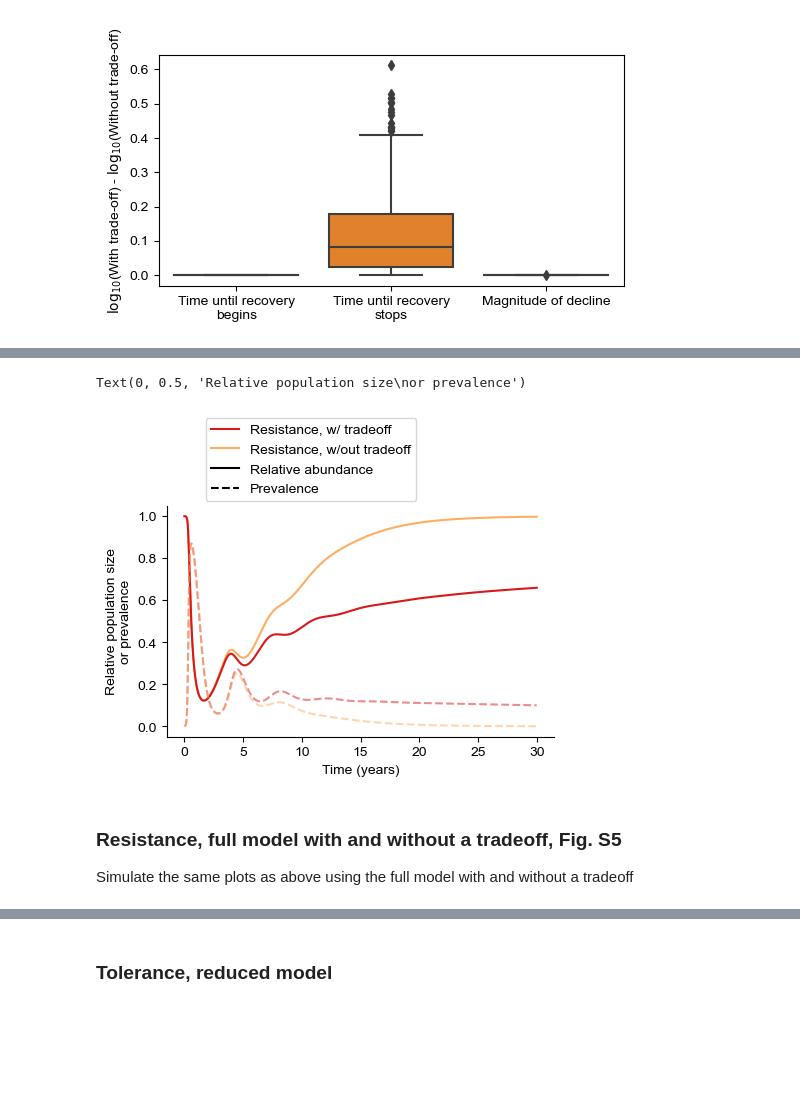
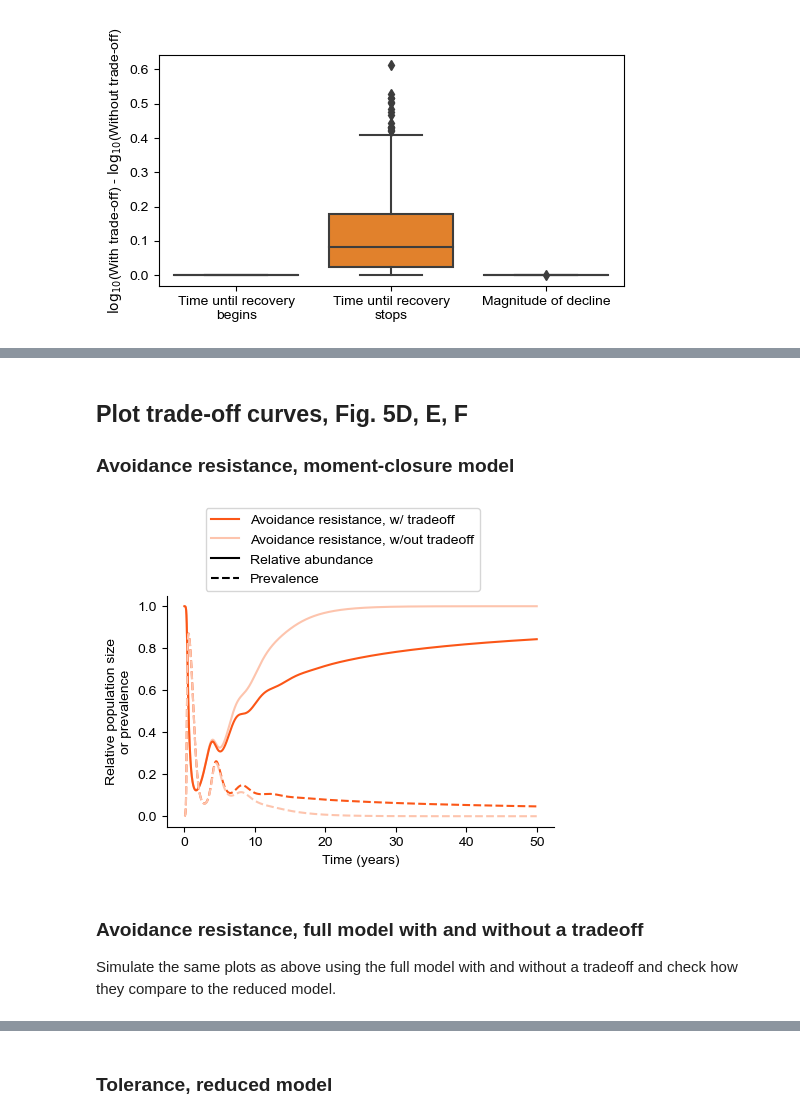
Before and after one commit to mqwilber/epiecoevo, a Jupyter notebook: code/anatomy_of_recovery_analysis.ipynb, the cells around one changed output, grey strips where cells are left out. Drawn from its saved outputs; the diff is of its cells as text; code cells hidden in the pictures; blank space fills up the shorter version.

```diff
--- a/code/anatomy_of_recovery_analysis.ipynb
+++ b/code/anatomy_of_recovery_analysis.ipynb
@@ -1037,0 +1480,7 @@ fig.savefig("../results/resistance_tradeoff_compare.pdf", bbox_inches="tight")
+# %%
+# Visualize some of the trajectories
+for i in range(len(trajectories)):
+    j = i % 7
+    res, res_base = trajectories[i]
+    plt.plot(res.time, res.N, color=sns.color_palette()[j], ls="-")
+    plt.plot(res_base.time, res_base.N, color=sns.color_palette()[j], ls="--")
@@ -1037,0 +1489,23 @@ fig.savefig("../results/resistance_tradeoff_compare.pdf", bbox_inches="tight")
+# %%
+from sklearn.preprocessing import scale
+diff_stop = time_decline_stop[:, 0] / time_decline_stop[:, 1]
+diff_mag = magnitude_of_decline[:, 0] /  magnitude_of_decline[:, 1]
+diff_recovery = time_full_recovery[:, 0] / time_full_recovery[:, 1]
+
+# Remove trajectories that haven't yet converged
+tind = ((pd.Series(np.log10(diff_stop) > -1)) &
+         (pd.Series(time_decline_stop[:, 0]) < 500) &
+         (pd.Series(time_decline_stop[:, 1]) < 500)).values
+diff_stop = diff_stop[tind]
+diff_mag = diff_mag[tind]
+diff_recovery = diff_recovery[tind]
+trajectories_new = [trajectories[n] for n in np.where(tind)[0]]
+
+dsets = [diff_stop, diff_recovery, diff_mag]
+metric = ['Time until recovery\nbegins', "Time until recovery\nstops", "Magnitude of decline"]
+comb = []
+for i, d in enumerate(dsets):
+    comb.append(pd.DataFrame(dict(metric=np.repeat(metric[i], len(d)),
+                                  val=np.repeat("value", len(d)),
+                                  diff=np.log10(d))))
+comb_df = pd.concat(comb)
@@ -1038,7 +1520,11 @@ fig.savefig("../results/resistance_tradeoff_compare.pdf", bbox_inches="tight")
+# %% [markdown]
+## Plot trade-off curves, Fig. 5D, E, F
+
+### Avoidance resistance, moment-closure model
 # %%
 %matplotlib inline
 # %%
-params = {'beta_m': 0.04,
+params = {'beta_m': 0.1*0.276,
          'lam': 843,
          'mu_z': 50,
          'r': 1.68,
@@ -1059,7 +1545,7 @@ N_init = (params['r'] - params['mu']) / params['delta']
 parasiteR0 = (N_init*params['beta']*params['lam']) / ((params['alpha'] + params['mu'])*params['mu_z'])#max_eig(N_init, params)
 hostr = params['r'] - params['mu']
 
-time = np.linspace(0, 30, num=2500)
+time = np.linspace(0, 50, num=2500)
 init_vals = np.array([N_init, N_init*0.001, 0, init_beta, init_beta, init_v, init_v])
 
 res = pd.DataFrame(odeint(eee.resistance_model_tradeoff, init_vals, time, (params,)),
@@ -1072,32 +1558,30 @@ res_base = pd.DataFrame(odeint(eee.resistance_model_tradeoff, init_vals, time, (
 # %%
 fig, ax = plt.subplots(1, 1, figsize=(5, 3))
 
-colors = ['#d7191c','#fdae61']
+colors = ['#fb5617', "#fdc4ad", 'black', 'black']
 ax.plot(res_base.time, res_base.N / res_base.N[0], color=colors[1], label='Resistance, w/out tradeoff')
 ax.plot(res.time, res.N / res.N[0], color=colors[0], label='Resistance, w/ tradeoff')
 
-colors = ['#d7191c','#fdae61', 'black', 'black']
 ls = ['-','-', '-', '--']
-labels = ['Resistance, w/ tradeoff', 'Resistance, w/out tradeoff',
+labels = ['Avoidance resistance, w/ tradeoff', 'Avoidance resistance, w/out tradeoff',
           'Relative abundance', 'Prevalence']
 handles = [plt.Line2D([0], [0], color=colors[i], label=labels[i], linestyle=ls[i]) for i in range(4)]
 
-ax.plot(res.time, res.I / res.N, color=colors[0], linestyle='--', alpha=0.5)
-ax.plot(res_base.time, res_base.I / res_base.N, color=colors[1], linestyle='--', alpha=0.5)
+ax.plot(res.time, res.I / res.N, color=colors[0], linestyle='--')
+ax.plot(res_base.time, res_base.I / res_base.N, color=colors[1], linestyle='--')
 ax.legend(handles=handles, loc=(0.1, 1.02))
 
 ax.spines['right'].set_visible(None)
 ax.spines['top'].set_visible(None)
 ax.set_xlabel("Time (years)")
 ax.set_ylabel("Relative population size\nor prevalence")
-#fig.savefig("../results/resistance_tradeoff.pdf", bbox_inches="tight")
+fig.savefig("../results/resistance_tradeoff.pdf", bbox_inches="tight")
 # %% [output]
-Text(0, 0.5, 'Relative population size\nor prevalence')
-[figure, old version]
+[figure, new version]
 # %% [markdown]
-### Resistance, full model with and without a tradeoff, Fig. S5
+### Avoidance resistance, full model with and without a tradeoff
 
-Simulate the same plots as above using the full model with and without a tradeoff
+Simulate the same plots as above using the full model with and without a tradeoff and check how they compare to the reduced model.
 # %%
 # Set bins for full model
 params['bins'] = 200
```
Also changed, not shown: parts of 41 cells of this notebook, 4 other files.
